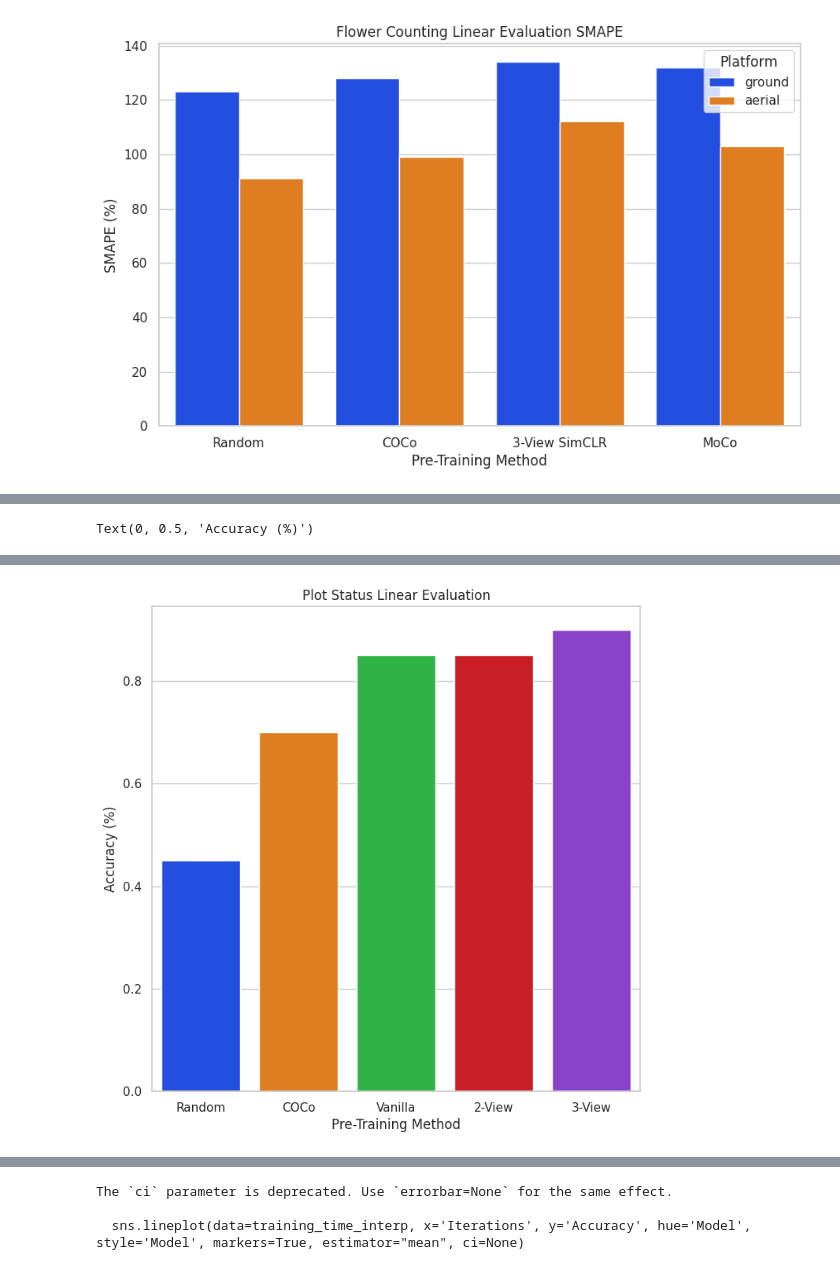
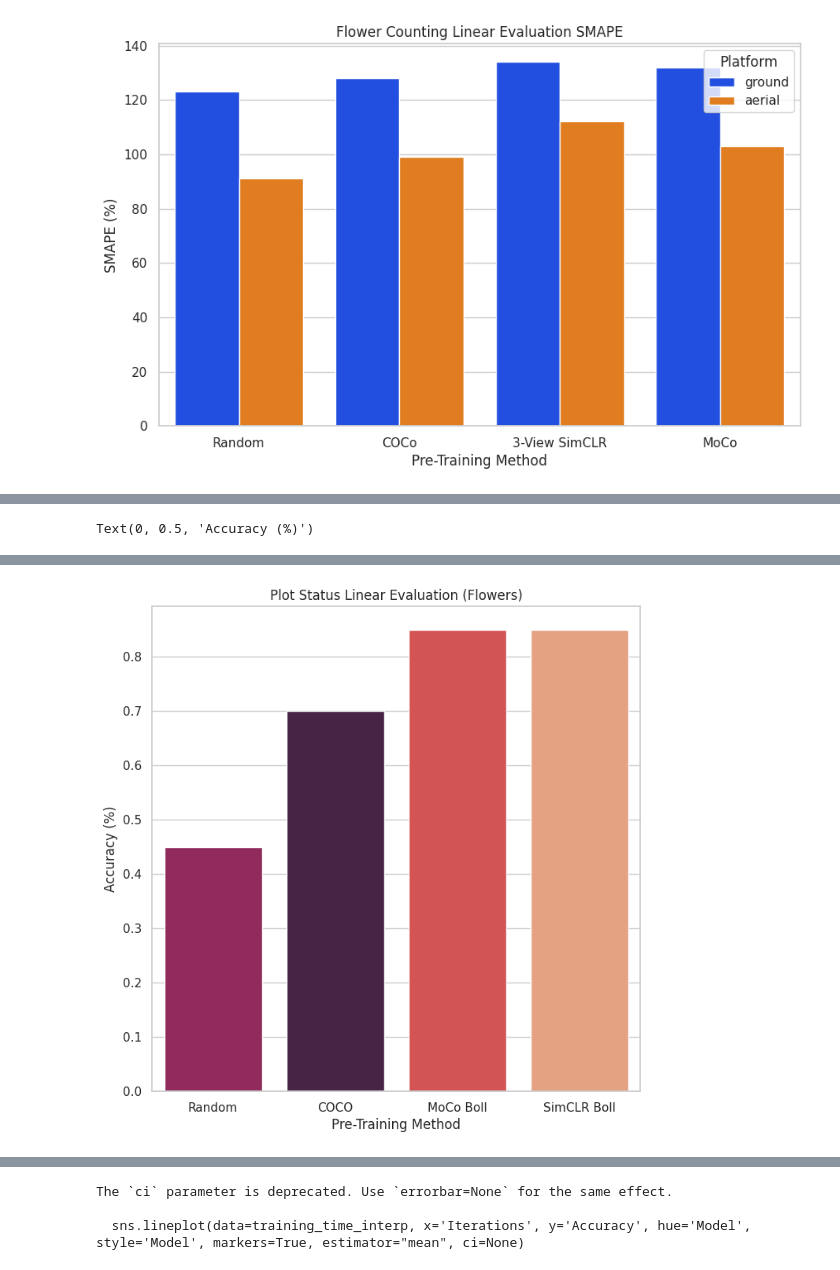
Before and after one commit to UGA-BSAIL/self-supervised-learning, a Jupyter notebook: notebooks/generate_figures.ipynb, the cells around one changed output, grey strips where cells are left out. Saved outputs shown, nothing was run; the diff lists cells and outputs as text; code cells hidden in the pictures.

```diff
--- a/notebooks/generate_figures.ipynb
+++ b/notebooks/generate_figures.ipynb
@@ -30,11 +30,16 @@ linear_eval_data["Platform"] = ["ground" if g else "aerial" for g in is_ground]
 import numpy as np
 
 def _create_model_name(row: pd.Series) -> str:
-    if row["Pre-Train"] != "SimCLR":
-        return row["Pre-Train"]
-    if row["Multi View?"] == "N":
-        return "Vanilla SimCLR"
-    return f"{int(row['# Views'])}-View SimCLR"
+    if row["Pre-Train"] == "SimCLR":
+        if row["Multi View?"] == "N":
+            return "Vanilla SimCLR"
+        return f"{int(row['# Views'])}-View SimCLR"
+    if row["Pre-Train"] == "MoCo":
+        if row["Multi View?"] == "N":
+            return row["Pre-Train"]
+        return f"{int(row['# Views'])}-View MoCo"
+    return row["Pre-Train"]
+
 
 linear_eval_data["Name"] = linear_eval_data.apply(_create_model_name, axis=1)
 # Remove multi-view MoCo, as this experiment never worked well. We'll just add a note that it didn't work instead of including it
@@ -125,8 +132,7 @@ plot_status_data
 # %%
+plot_status_data = plot_status_data.copy()
 plot_status_data["Name"] = plot_status_data.apply(_create_model_name, axis=1)
-# Remove multi-view MoCo, as this experiment never worked well. We'll just add a note that it didn't work instead of including it
-# and wrecking the scale of all the graphs.
-plot_status_data = plot_status_data[np.logical_or(plot_status_data["Pre-Train"] != "MoCo", plot_status_data["Multi View?"] != "Y")]
+plot_status_data = plot_status_data[plot_status_data["Pre-Train"].isin({"Random", "COCO", "MoCo Boll", "SimCLR Boll"})]
 plot_status_data
 # %% [output]
 [interactive output not drawn]
@@ -152,12 +144,12 @@ plot_status_temporal.loc[:, "Name"] = plot_status_temporal["Name"].apply(lambda
 # %%
 plt.figure(figsize=(8, 8))
-x_order = ["Random", "COCo", "Vanilla", "2-View", "3-View"]
-sns.barplot(data=plot_status_spatial, x='Name', y='Test Acc.', palette='bright', order=x_order)
-plt.title('Plot Status Linear Evaluation')
+x_order = ["Random", "COCO", "MoCo Boll", "SimCLR Boll"]
+sns.barplot(data=plot_status_data, x='Name', y='Test Acc.', hue="Name", palette='rocket', order=x_order)
+plt.title('Plot Status Linear Evaluation (Flowers)')
 plt.xlabel('Pre-Training Method')
 plt.ylabel('Accuracy (%)')
 # %% [output]
 [interactive output not drawn]
 Text(0, 0.5, 'Accuracy (%)')
 [interactive output not drawn]
-[figure, old version]
+[figure, new version]
```
Also changed, not shown: parts of 13 cells of this notebook, 11 other files.
